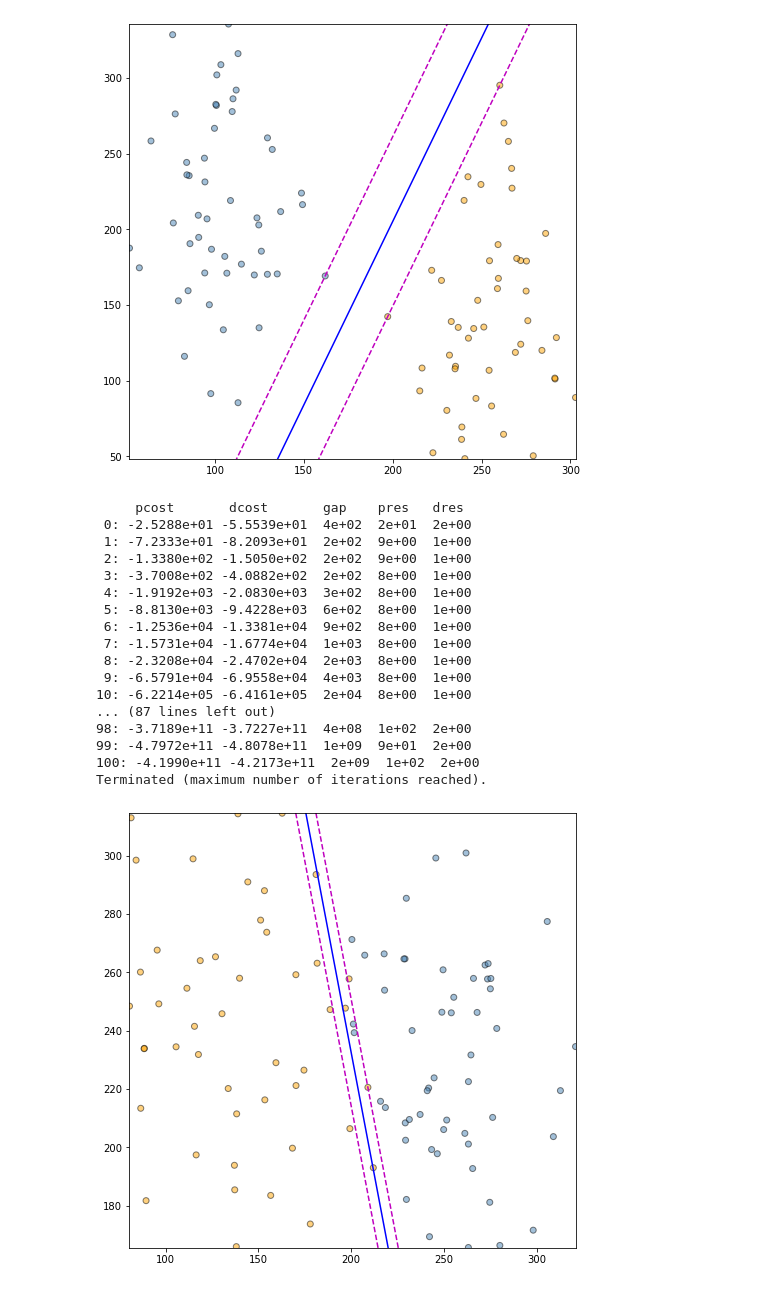
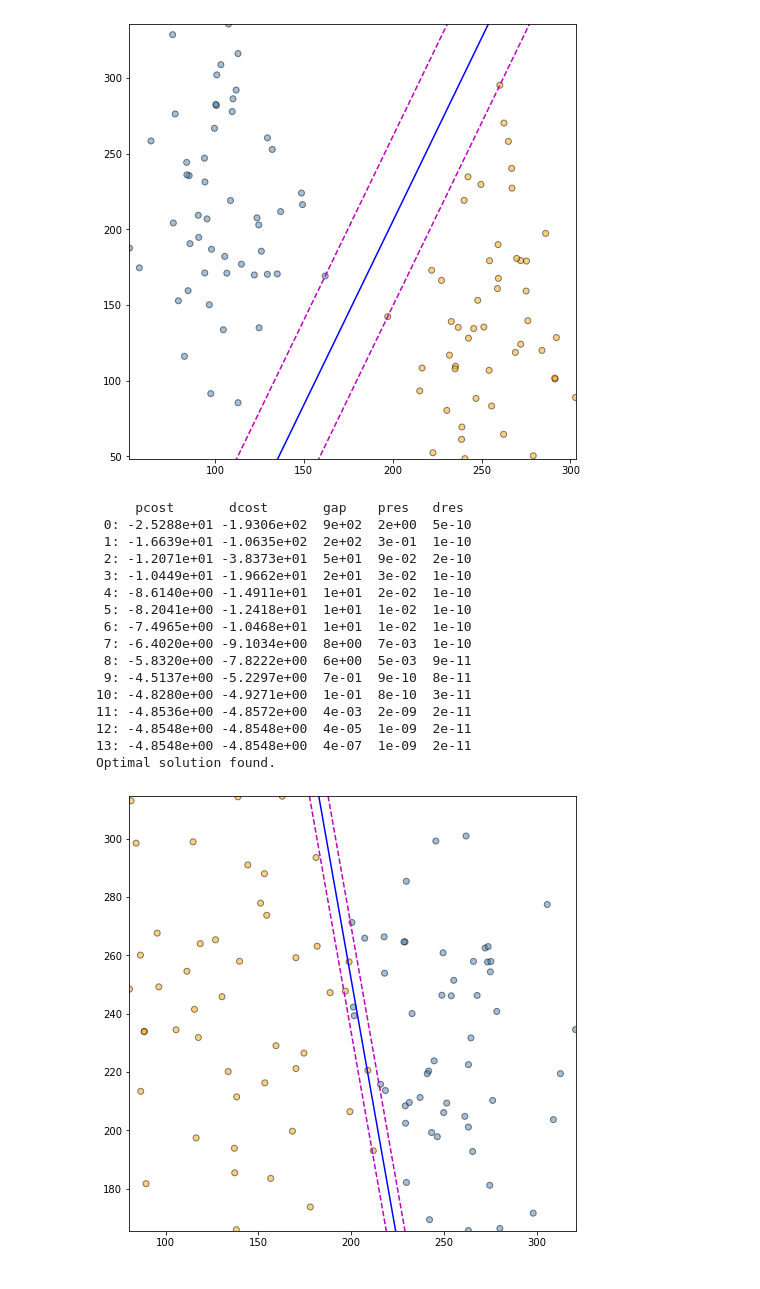
Before and after one commit to miraehab/Support-Vector-Machine-Implementation, a Jupyter notebook: notebook.ipynb, the cells around one changed output. Drawn from its saved outputs; the diff is of its cells as text; code cells hidden in the pictures.

```diff
--- a/notebook.ipynb
+++ b/notebook.ipynb
@@ -85,7 +85,7 @@ class SVM:
             h = np.zeros(n)
         else:
             G = matrix(np.vstack((np.eye(n) * -1, np.eye(n))))
-            h = matrix(np.hstack((np.zeros(n), np.ones(n) * C)))
+            h = matrix(np.hstack((np.zeros(n), np.ones(n) * self.C)))
 
         P = matrix(H)
         q = matrix(q)
@@ -165,24 +164,24 @@ Optimal solution found.
 [figure]
 # %%
 X_non_sep, y_non_sep = get_data('non-separable-data.csv')
+svm = SVM(C = 1)
 svm.train(X_non_sep, y_non_sep)
 plot_margin(svm.w, X_non_sep, svm.b, y_non_sep)
 # %% [output]
      pcost       dcost       gap    pres   dres
- 0: -2.5288e+01 -5.5539e+01  4e+02  2e+01  2e+00
- 1: -7.2333e+01 -8.2093e+01  2e+02  9e+00  1e+00
- 2: -1.3380e+02 -1.5050e+02  2e+02  9e+00  1e+00
- 3: -3.7008e+02 -4.0882e+02  2e+02  8e+00  1e+00
- 4: -1.9192e+03 -2.0830e+03  3e+02  8e+00  1e+00
- 5: -8.8130e+03 -9.4228e+03  6e+02  8e+00  1e+00
- 6: -1.2536e+04 -1.3381e+04  9e+02  8e+00  1e+00
- 7: -1.5731e+04 -1.6774e+04  1e+03  8e+00  1e+00
- 8: -2.3208e+04 -2.4702e+04  2e+03  8e+00  1e+00
- 9: -6.5791e+04 -6.9558e+04  4e+03  8e+00  1e+00
-10: -6.2214e+05 -6.4161e+05  2e+04  8e+00  1e+00
-... (87 lines left out)
-98: -3.7189e+11 -3.7227e+11  4e+08  1e+02  2e+00
-99: -4.7972e+11 -4.8078e+11  1e+09  9e+01  2e+00
-100: -4.1990e+11 -4.2173e+11  2e+09  1e+02  2e+00
-Terminated (maximum number of iterations reached).
+ 0: -2.5288e+01 -1.9306e+02  9e+02  2e+00  5e-10
+ 1: -1.6639e+01 -1.0635e+02  2e+02  3e-01  1e-10
+ 2: -1.2071e+01 -3.8373e+01  5e+01  9e-02  2e-10
+ 3: -1.0449e+01 -1.9662e+01  2e+01  3e-02  1e-10
+ 4: -8.6140e+00 -1.4911e+01  1e+01  2e-02  1e-10
+ 5: -8.2041e+00 -1.2418e+01  1e+01  1e-02  1e-10
+ 6: -7.4965e+00 -1.0468e+01  1e+01  1e-02  1e-10
+ 7: -6.4020e+00 -9.1034e+00  8e+00  7e-03  1e-10
+ 8: -5.8320e+00 -7.8222e+00  6e+00  5e-03  9e-11
+ 9: -4.5137e+00 -5.2297e+00  7e-01  9e-10  8e-11
+10: -4.8280e+00 -4.9271e+00  1e-01  8e-10  3e-11
+11: -4.8536e+00 -4.8572e+00  4e-03  2e-09  2e-11
+12: -4.8548e+00 -4.8548e+00  4e-05  1e-09  2e-11
+13: -4.8548e+00 -4.8548e+00  4e-07  1e-09  2e-11
+Optimal solution found.
-[figure, old version]
+[figure, new version]
```
Also changed, not shown: parts of 2 cells of this notebook.
